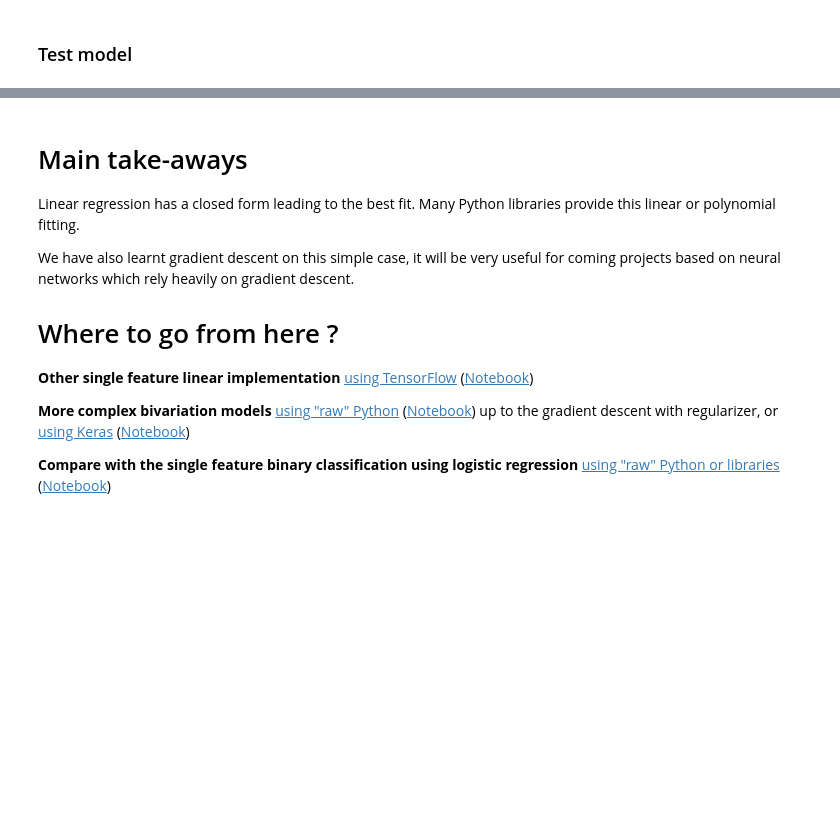
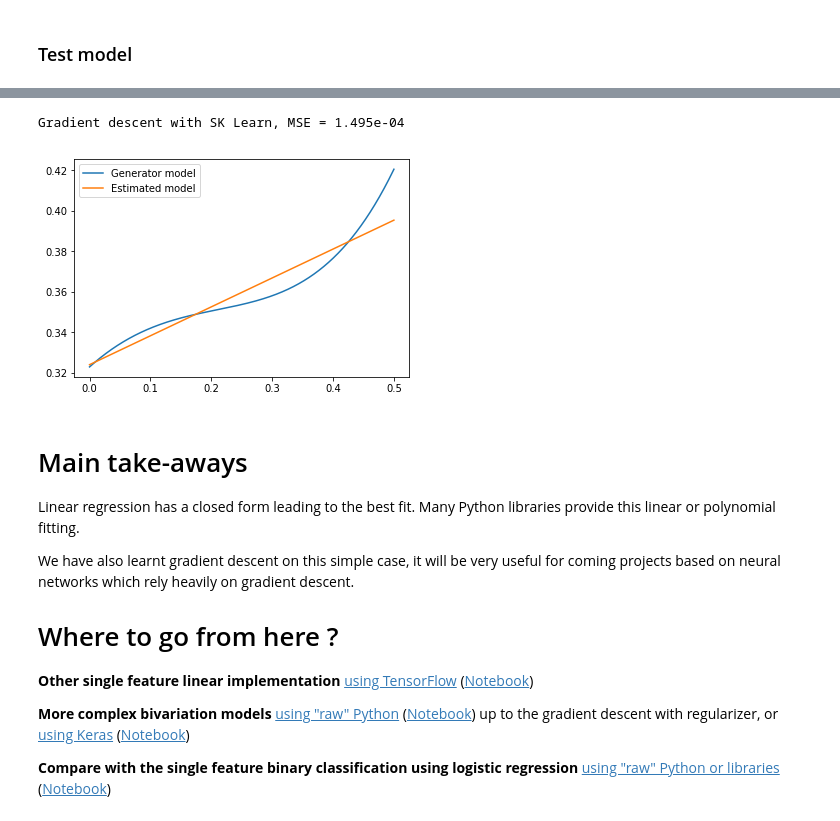
Before and after one commit to tonio73/data-science, a Jupyter notebook: linear/LinearRegressionUnivariate.ipynb, the cells around one changed output, grey strips where cells are left out. Cells and saved outputs as stored; diff of their text form; code cells hidden in the pictures; blank space fills up the shorter version.

```diff
--- a/linear/LinearRegressionUnivariate.ipynb
+++ b/linear/LinearRegressionUnivariate.ipynb
@@ -364,0 +369,10 @@ Stochastic gradient descent, MSE = 1.504e-04
+# %%
+from sklearn.linear_model import SGDRegressor as skSGDRegressor
+
+model9 = skSGDRegressor(alpha=0.0001, average=False,
+           early_stopping=True, epsilon=0.1, eta0=0.0, fit_intercept=True,
+           learning_rate='optimal', loss='squared_loss', max_iter=1000,
+           n_iter_no_change=5, penalty='l2', power_t=0.5,
+           random_state=None, shuffle=True, tol=0.001,
+           validation_fraction=0.1, verbose=0, warm_start=False)
+# l1_ratio=0.15,
@@ -365,3 +389,14 @@ Stochastic gradient descent, MSE = 1.504e-04
+# %%
+yEst9 = model9.predict(xTest.reshape(-1,1))
+# %%
+plt.plot(xTrain, yClean)
+plt.plot(xTest, yEst9)
+plt.legend(['Generator model', 'Estimated model'])
+mse9 = skMetrics.mean_squared_error(yTest, yEst9)
+print('Gradient descent with SK Learn, MSE =', "{:.3e}".format(mse9));
+# %% [output]
+Gradient descent with SK Learn, MSE = 1.495e-04
+[figure, added]
 # %% [markdown]
 # Main take-aways
 
```
Also changed, not shown: parts of 22 cells of this notebook, 2 other files.
